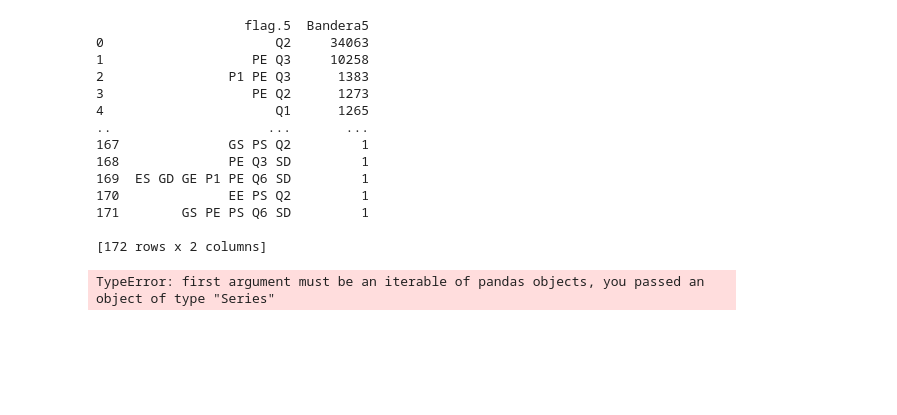
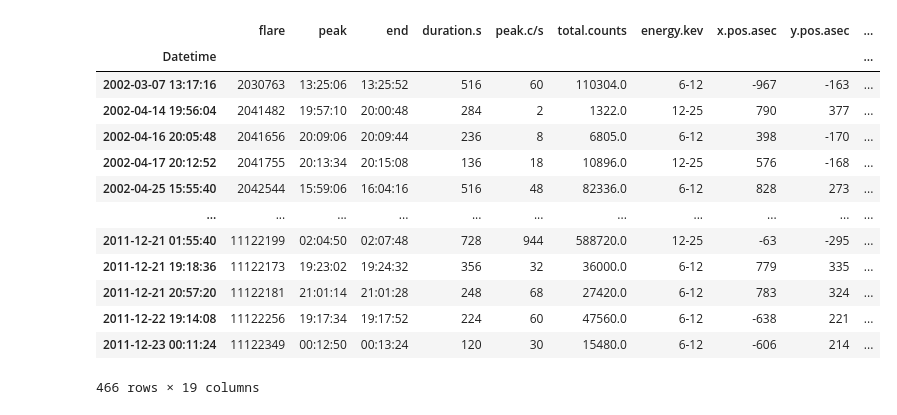
Before and after one commit to Exploratory-Data-Analiysis/Exam_1, a Jupyter notebook: ParcialFC.ipynb, the cells around one changed output. Drawn from its saved outputs; the diff is of its cells as text; code cells hidden in the pictures; blank space fills up the shorter version.

```diff
--- a/ParcialFC.ipynb
+++ b/ParcialFC.ipynb
@@ -12,49 +12,46 @@ df['Datetime'] = pd.to_datetime(df['start.date'] + ' ' + df['start.time'], forma
 df = df.set_index(pd.DatetimeIndex(df['Datetime']))
 df = df.drop(columns=['start.date', 'start.time', 'Datetime'])
 #df.head()
 #organizo en otros dataframes las columnas de duracion.s y energia.kev en orden descendente
 Emin = []
 Emax = []
 Eprom = []
 for i in df['energy.kev']:
     result = re.findall(r'[\d\.\d]+', i)
     Emax.append(float(result[1]))
     Emin.append(float(result[0]))
     Eprom.append((float(result[0]) + float(result[1]))/2)
 df['EnergiaMin']=Emin
 df['EnergiaMax']=Emax
 df['EnergiaProm']=Eprom
 #saca las flags en distintos dataframes
 df1=pd.DataFrame(df.value_counts('flag.1'),columns=['Bandera1']).reset_index()
 df2=pd.DataFrame(df.value_counts('flag.2'),columns=['Bandera2']).reset_index()
 df3=pd.DataFrame(df.value_counts('flag.3'),columns=['Bandera3']).reset_index()
 df4=pd.DataFrame(df.value_counts('flag.4'),columns=['Bandera4']).reset_index()
 df5=pd.DataFrame(df.value_counts('flag.5'),columns=['Bandera5']).reset_index()
-print(df5)
+#print(df5)
 #Filtros
 Q13=df['flag.3']=="Q1"
 Q14=df['flag.4']=="Q1"
 Q15=df['flag.5']=="Q1"
 dfQ13=df[Q13]
+dfQ13
 #dfQ1=pd.concat(Q13,Q14,Q15)
-dfA1=df[A1]
 #print(dfA1.head(10))
 #Mirando los datos y de que tipo son
-#imprimo la grafica
-#sns.histplot(df['EnergiaMax'],x='Datetime')
 # %% [output]
+|  | flare | peak | end | duration.s | peak.c/s | total.counts | energy.kev | x.pos.asec | y.pos.asec | ... |
+| Datetime |  |  |  |  |  |  |  |  |  | ... |
+| 2002-03-07 13:17:16 | 2030763 | 13:25:06 | 13:25:52 | 516 | 60 | 110304.0 | 6-12 | -967 | -163 | ... |
+| 2002-04-14 19:56:04 | 2041482 | 19:57:10 | 20:00:48 | 284 | 2 | 1322.0 | 12-25 | 790 | 377 | ... |
+| 2002-04-16 20:05:48 | 2041656 | 20:09:06 | 20:09:44 | 236 | 8 | 6805.0 | 6-12 | 398 | -170 | ... |
+| 2002-04-17 20:12:52 | 2041755 | 20:13:34 | 20:15:08 | 136 | 18 | 10896.0 | 12-25 | 576 | -168 | ... |
+| 2002-04-25 15:55:40 | 2042544 | 15:59:06 | 16:04:16 | 516 | 48 | 82336.0 | 6-12 | 828 | 273 | ... |
+| ... | ... | ... | ... | ... | ... | ... | ... | ... | ... | ... |
+| 2011-12-21 01:55:40 | 11122199 | 02:04:50 | 02:07:48 | 728 | 944 | 588720.0 | 12-25 | -63 | -295 | ... |
+| 2011-12-21 19:18:36 | 11122173 | 19:23:02 | 19:24:32 | 356 | 32 | 36000.0 | 6-12 | 779 | 335 | ... |
+| 2011-12-21 20:57:20 | 11122181 | 21:01:14 | 21:01:28 | 248 | 68 | 27420.0 | 6-12 | 783 | 324 | ... |
+| 2011-12-22 19:14:08 | 11122256 | 19:17:34 | 19:17:52 | 224 | 60 | 47560.0 | 6-12 | -638 | 221 | ... |
+| 2011-12-23 00:11:24 | 11122349 | 00:12:50 | 00:13:24 | 120 | 30 | 15480.0 | 6-12 | -606 | 214 | ... |
-                   flag.5  Bandera5
-0                      Q2     34063
-1                   PE Q3     10258
-2                P1 PE Q3      1383
-3                   PE Q2      1273
-4                      Q1      1265
-..                    ...       ...
-167              GS PS Q2         1
-168              PE Q3 SD         1
-169  ES GD GE P1 PE Q6 SD         1
-170              EE PS Q2         1
-171        GS PE PS Q6 SD         1
-
-[172 rows x 2 columns]
+466 rows × 19 columns
-TypeError: first argument must be an iterable of pandas objects, you passed an object of type "Series"
```
Also changed, not shown: parts of 1 cell of this notebook.
